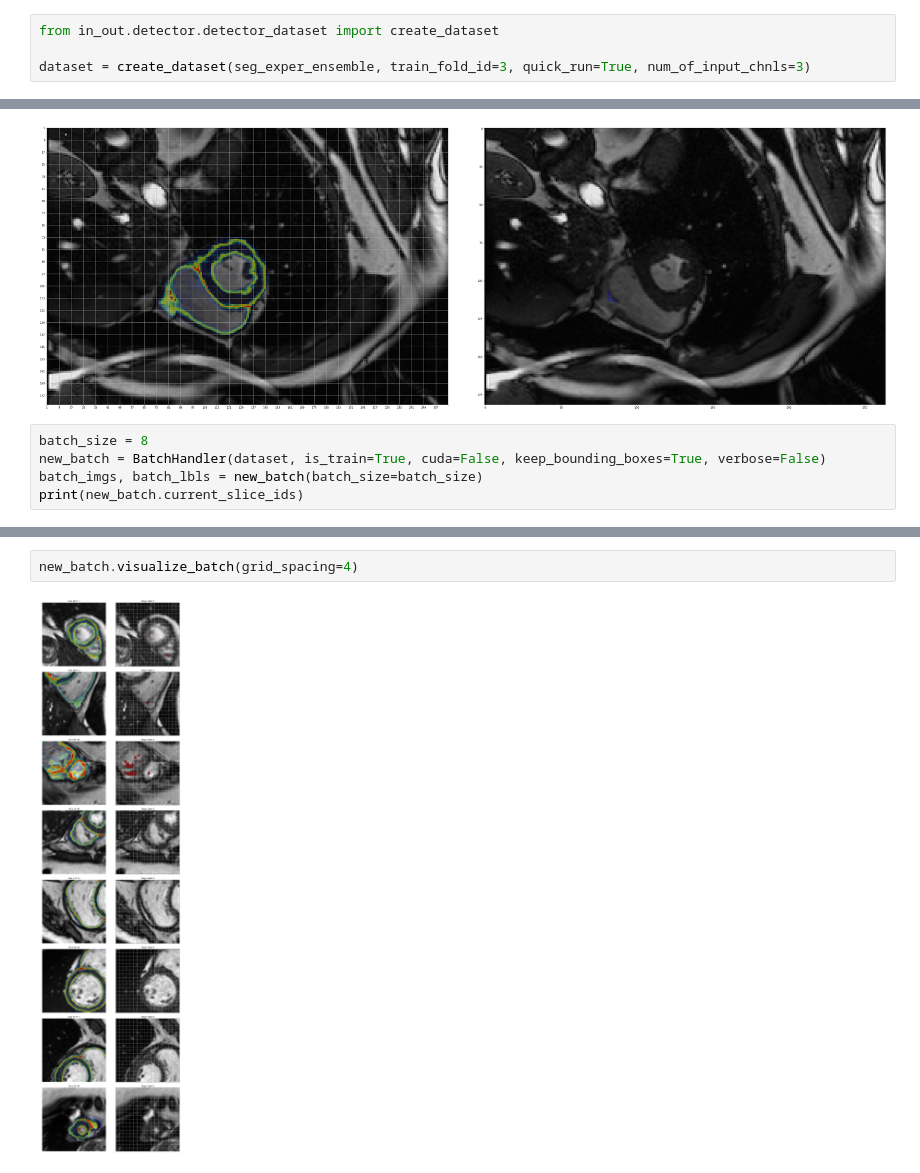
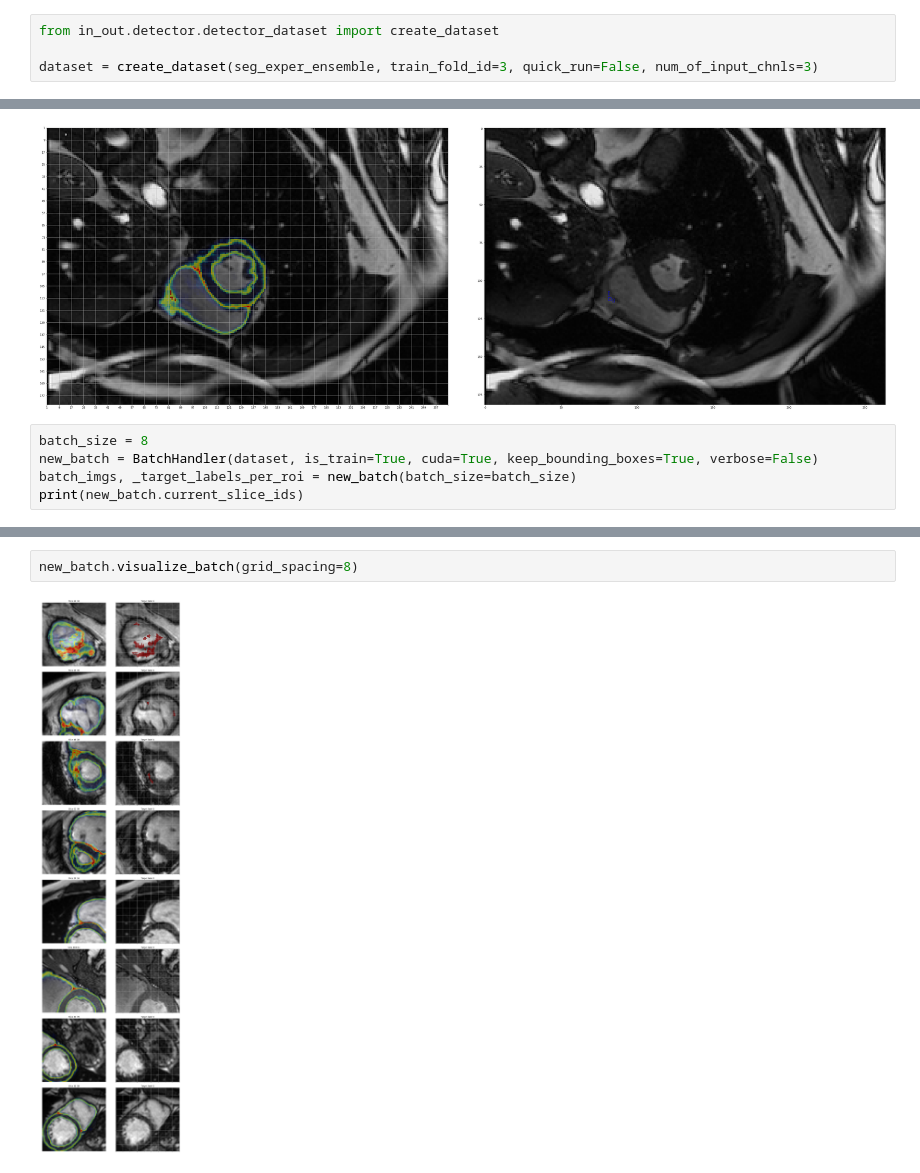
Before and after one commit to toologicbv/dcnn_acdc, a Jupyter notebook: notebooks/detector_model.ipynb, the cells around one changed output, grey strips where cells are left out. Drawn from its saved outputs; the diff is of its cells as text.

```diff
--- a/notebooks/detector_model.ipynb
+++ b/notebooks/detector_model.ipynb
@@ -67,7 +66,7 @@ INFO - Experimental details extracted:: dcnn_mc p=0.10 fold=['3'] loss=brier
 # %%
 from in_out.detector.detector_dataset import create_dataset
 
-dataset = create_dataset(seg_exper_ensemble, train_fold_id=3, quick_run=True, num_of_input_chnls=3)
+dataset = create_dataset(seg_exper_ensemble, train_fold_id=3, quick_run=False, num_of_input_chnls=3)
 # %% [output]
 INFO - Preparing experimental handlers. This may take a while. Be patient...
 INFO - Ready. Loop through patient ids.
@@ -111,7 +239,7 @@ plt.show()
 [figure]
 # %%
 batch_size = 8
-new_batch = BatchHandler(dataset, is_train=True, cuda=False, keep_bounding_boxes=True, verbose=False)
-batch_imgs, batch_lbls = new_batch(batch_size=batch_size)
+new_batch = BatchHandler(dataset, is_train=True, cuda=True, keep_bounding_boxes=True, verbose=False)
+batch_imgs, _target_labels_per_roi = new_batch(batch_size=batch_size)
 print(new_batch.current_slice_ids)
 # %% [output]
@@ -135,4 +254,4 @@ grid_size  4 7
 # %%
-new_batch.visualize_batch(grid_spacing=4)
+new_batch.visualize_batch(grid_spacing=8)
 # %% [output]
-[figure, old version]
+[figure, new version]
```
Also changed, not shown: parts of 9 cells of this notebook, 12 other files.
